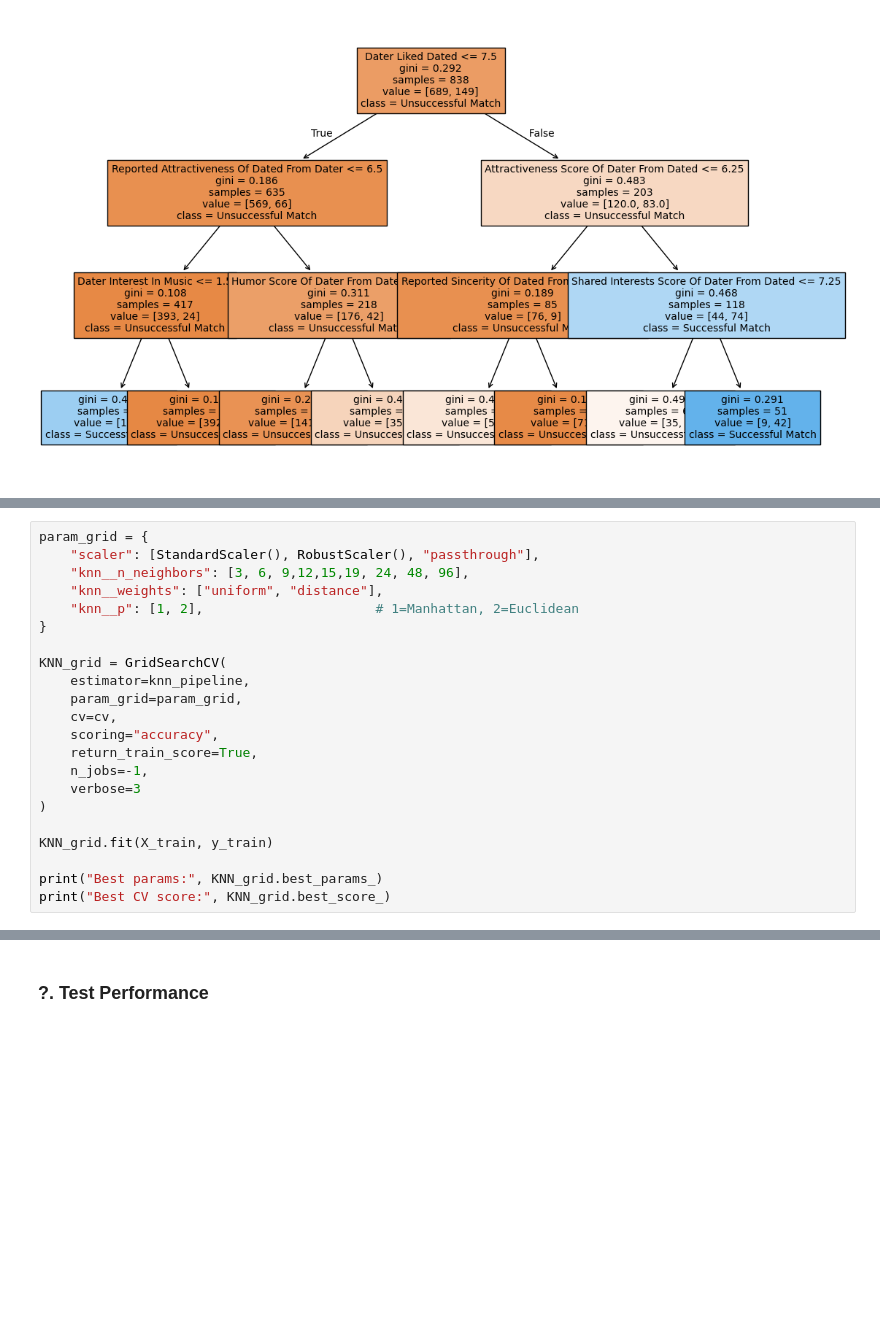
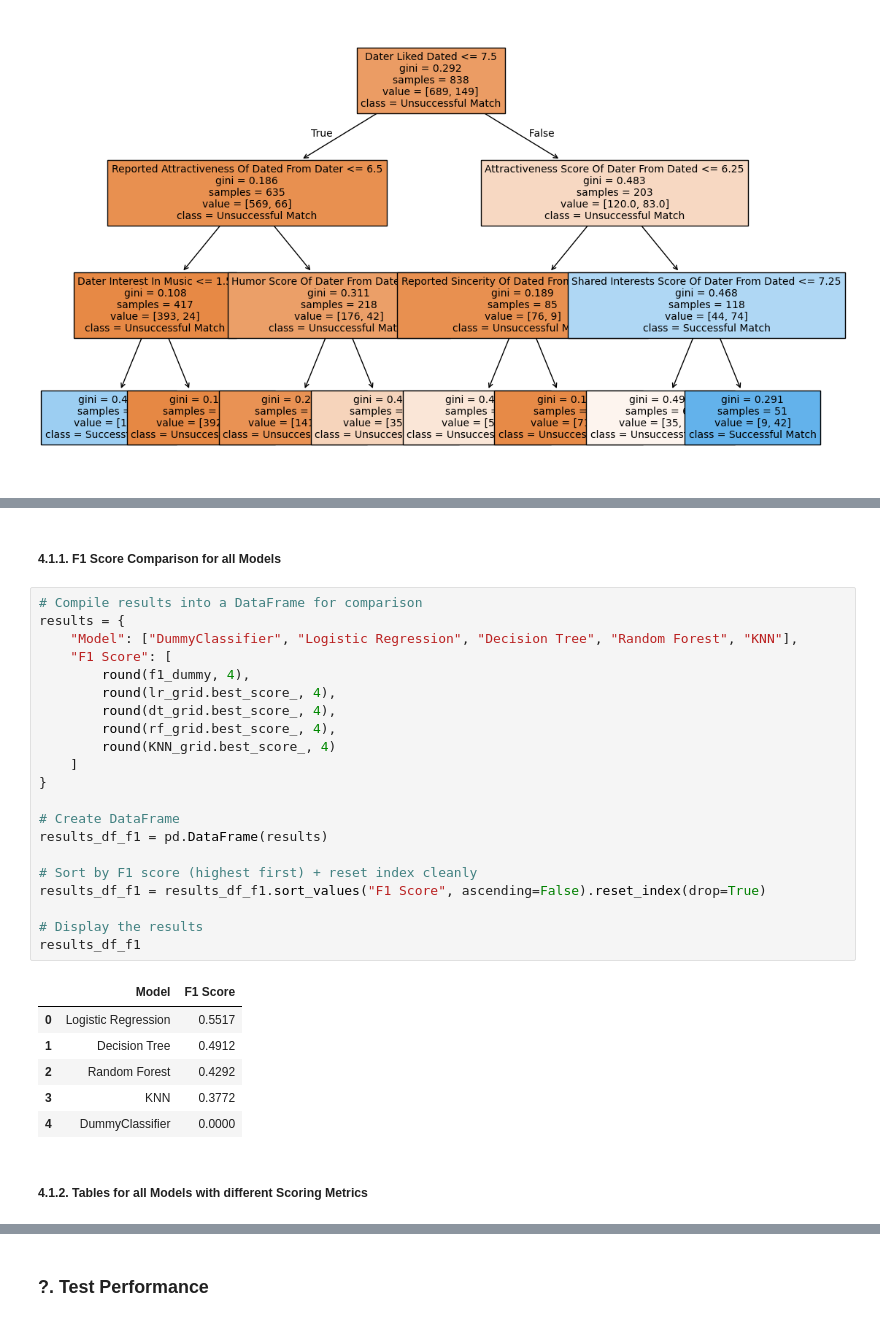
Before and after one commit to Avisonix/AML-Gruppe30, a Jupyter notebook: InProgess/IdaData.ipynb, the cells around one changed output, grey strips where cells are left out. Drawn from its saved outputs; the diff is of its cells as text; blank space fills up the shorter version.

```diff
--- a/InProgess/IdaData.ipynb
+++ b/InProgess/IdaData.ipynb
@@ -533,22 +771,0 @@ KNN mean CV score (scaled): 0.8436840604505275
-# %%
-param_grid = {
-    "scaler": [StandardScaler(), RobustScaler(), "passthrough"],
-    "knn__n_neighbors": [3, 6, 9,12,15,19, 24, 48, 96],
-    "knn__weights": ["uniform", "distance"],
-    "knn__p": [1, 2],                      # 1=Manhattan, 2=Euclidean
-}
-
-KNN_grid = GridSearchCV(
-    estimator=knn_pipeline,
-    param_grid=param_grid,
-    cv=cv,
-    scoring="accuracy",
-    return_train_score=True,
-    n_jobs=-1,
-    verbose=3
-)
-
-KNN_grid.fit(X_train, y_train)
-
-print("Best params:", KNN_grid.best_params_)
-print("Best CV score:", KNN_grid.best_score_)
@@ -643,0 +1057,32 @@ ChildProcessError: [Errno 10] No child processes
+# %% [markdown]
+##### 4.1.1. F1 Score Comparison for all Models
+# %%
+# Compile results into a DataFrame for comparison
+results = {
+    "Model": ["DummyClassifier", "Logistic Regression", "Decision Tree", "Random Forest", "KNN"],
+    "F1 Score": [
+        round(f1_dummy, 4),
+        round(lr_grid.best_score_, 4),
+        round(dt_grid.best_score_, 4),
+        round(rf_grid.best_score_, 4),
+        round(KNN_grid.best_score_, 4)
+    ]
+}
+
+# Create DataFrame
+results_df_f1 = pd.DataFrame(results)
+
+# Sort by F1 score (highest first) + reset index cleanly
+results_df_f1 = results_df_f1.sort_values("F1 Score", ascending=False).reset_index(drop=True)
+
+# Display the results
+results_df_f1
+# %% [output]
+|  | Model | F1 Score |
+| 0 | Logistic Regression | 0.5517 |
+| 1 | Decision Tree | 0.4912 |
+| 2 | Random Forest | 0.4292 |
+| 3 | KNN | 0.3772 |
+| 4 | DummyClassifier | 0.0000 |
+# %% [markdown]
+##### 4.1.2. Tables for all Models with different Scoring Metrics
```
Also changed, not shown: parts of 32 cells of this notebook.
